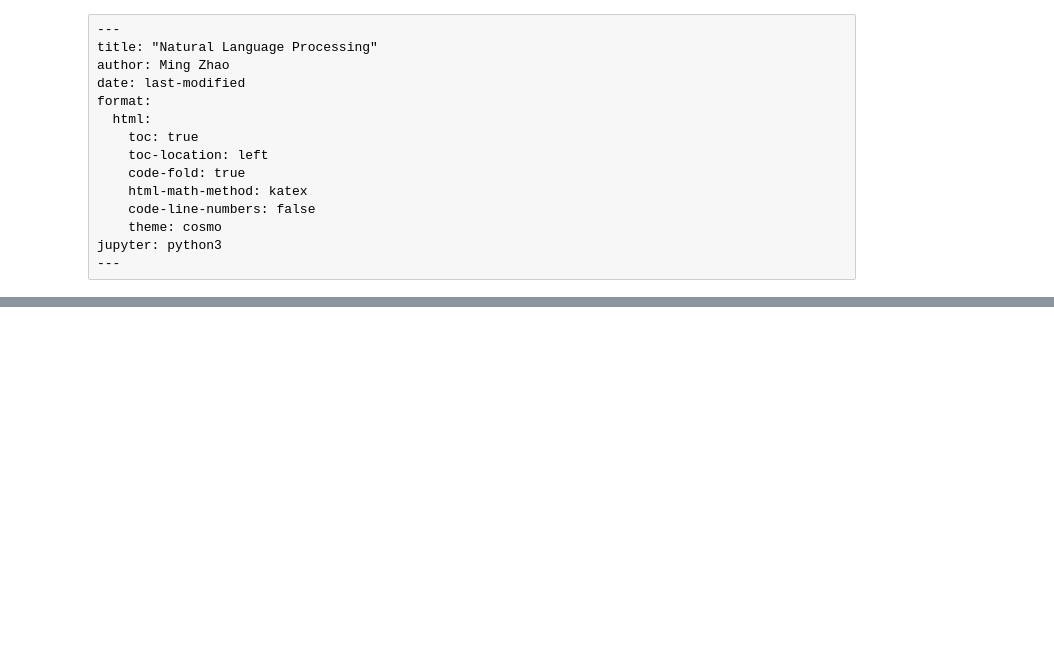
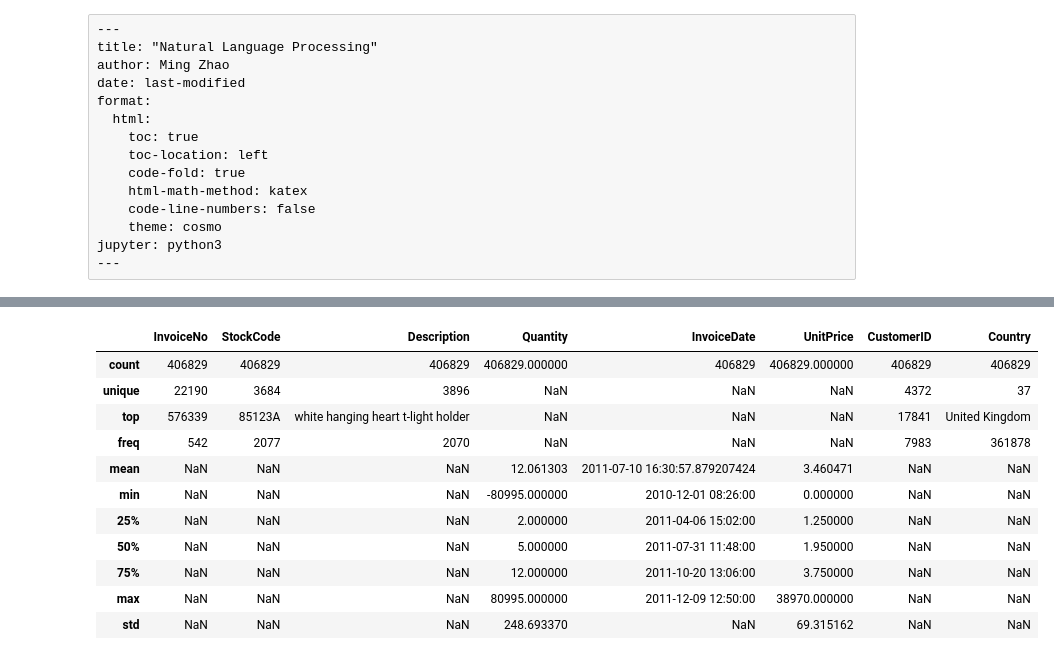
Before and after one commit to ming-zhao/ming-zhao.github.io, a Jupyter notebook: AIML_for_Business/Natural_Language_Processing.ipynb, the cells around one changed output, grey strips where cells are left out. Cells and saved outputs as stored; diff of their text form; code cells hidden in the pictures; blank space fills up the shorter version.

```diff
--- a/AIML_for_Business/Natural_Language_Processing.ipynb
+++ b/AIML_for_Business/Natural_Language_Processing.ipynb
@@ -1497,0 +460,10 @@ unsqueezed_weights, batch_weights[1], batch_t[1][0]*0.2126, batch_t[1][1]*0.7152
+# %%
+import pandas as pd
+import random
+
+base_url = (
+    "https://raw.githubusercontent.com/ming-zhao/ming-zhao.github.io"
+    "/master/AIML_for_Business"
+)
+data = pd.read_csv(base_url + "/data/retail.csv", dtype={'CustomerID': str}, parse_dates=['InvoiceDate'])
+data.head()
@@ -1497,0 +477,15 @@ unsqueezed_weights, batch_weights[1], batch_t[1][0]*0.2126, batch_t[1][1]*0.7152
+# %%
+data.describe(include='all')
+# %% [output]
+|  | InvoiceNo | StockCode | Description | Quantity | InvoiceDate | UnitPrice | CustomerID | Country |
+| count | 406829 | 406829 | 406829 | 406829.000000 | 406829 | 406829.000000 | 406829 | 406829 |
+| unique | 22190 | 3684 | 3896 | NaN | NaN | NaN | 4372 | 37 |
+| top | 576339 | 85123A | white hanging heart t-light holder | NaN | NaN | NaN | 17841 | United Kingdom |
+| freq | 542 | 2077 | 2070 | NaN | NaN | NaN | 7983 | 361878 |
+| mean | NaN | NaN | NaN | 12.061303 | 2011-07-10 16:30:57.879207424 | 3.460471 | NaN | NaN |
+| min | NaN | NaN | NaN | -80995.000000 | 2010-12-01 08:26:00 | 0.000000 | NaN | NaN |
+| 25% | NaN | NaN | NaN | 2.000000 | 2011-04-06 15:02:00 | 1.250000 | NaN | NaN |
+| 50% | NaN | NaN | NaN | 5.000000 | 2011-07-31 11:48:00 | 1.950000 | NaN | NaN |
+| 75% | NaN | NaN | NaN | 12.000000 | 2011-10-20 13:06:00 | 3.750000 | NaN | NaN |
+| max | NaN | NaN | NaN | 80995.000000 | 2011-12-09 12:50:00 | 38970.000000 | NaN | NaN |
+| std | NaN | NaN | NaN | 248.693370 | NaN | 69.315162 | NaN | NaN |
```
Also changed, not shown: parts of 100 cells of this notebook, 38 other files.
